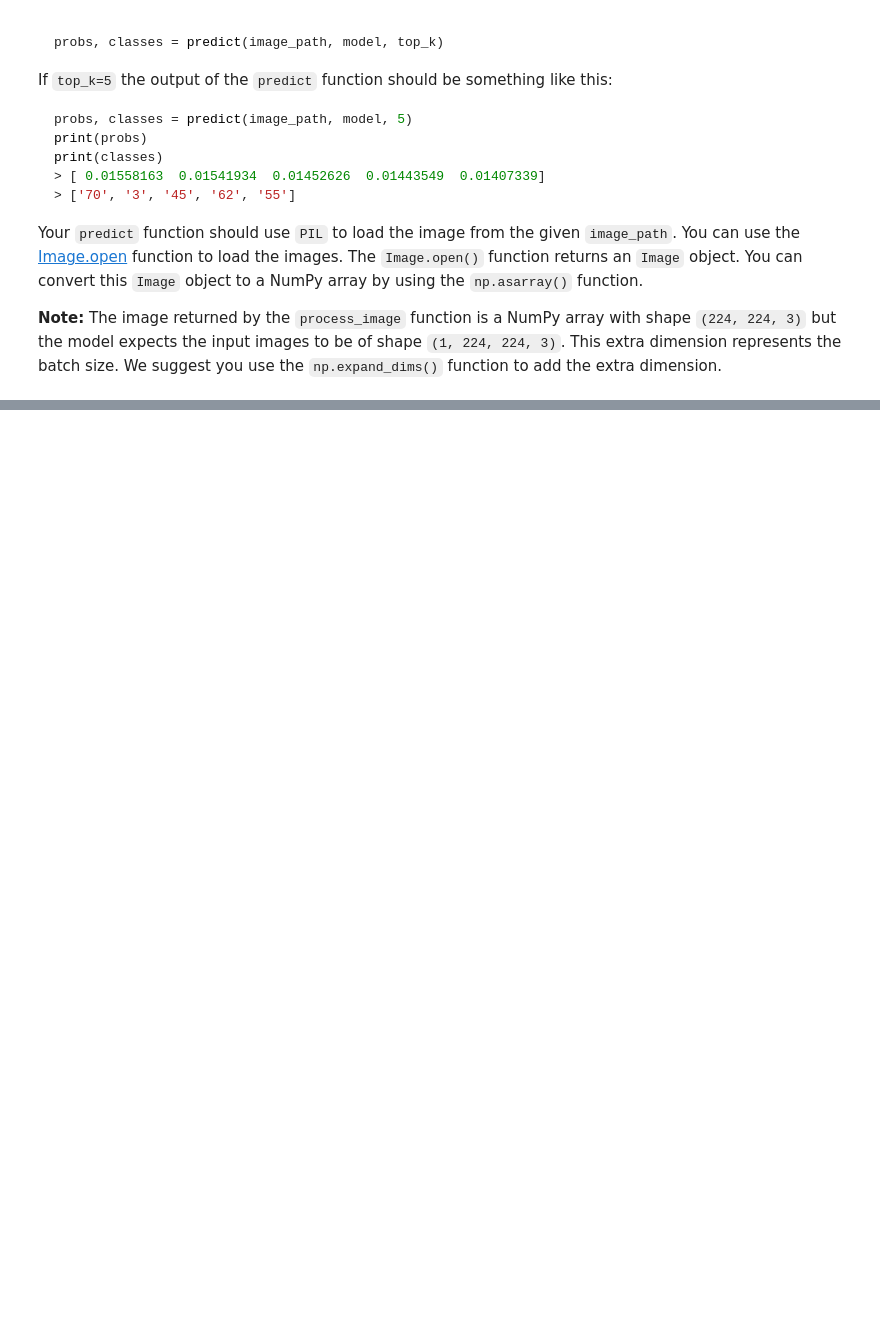
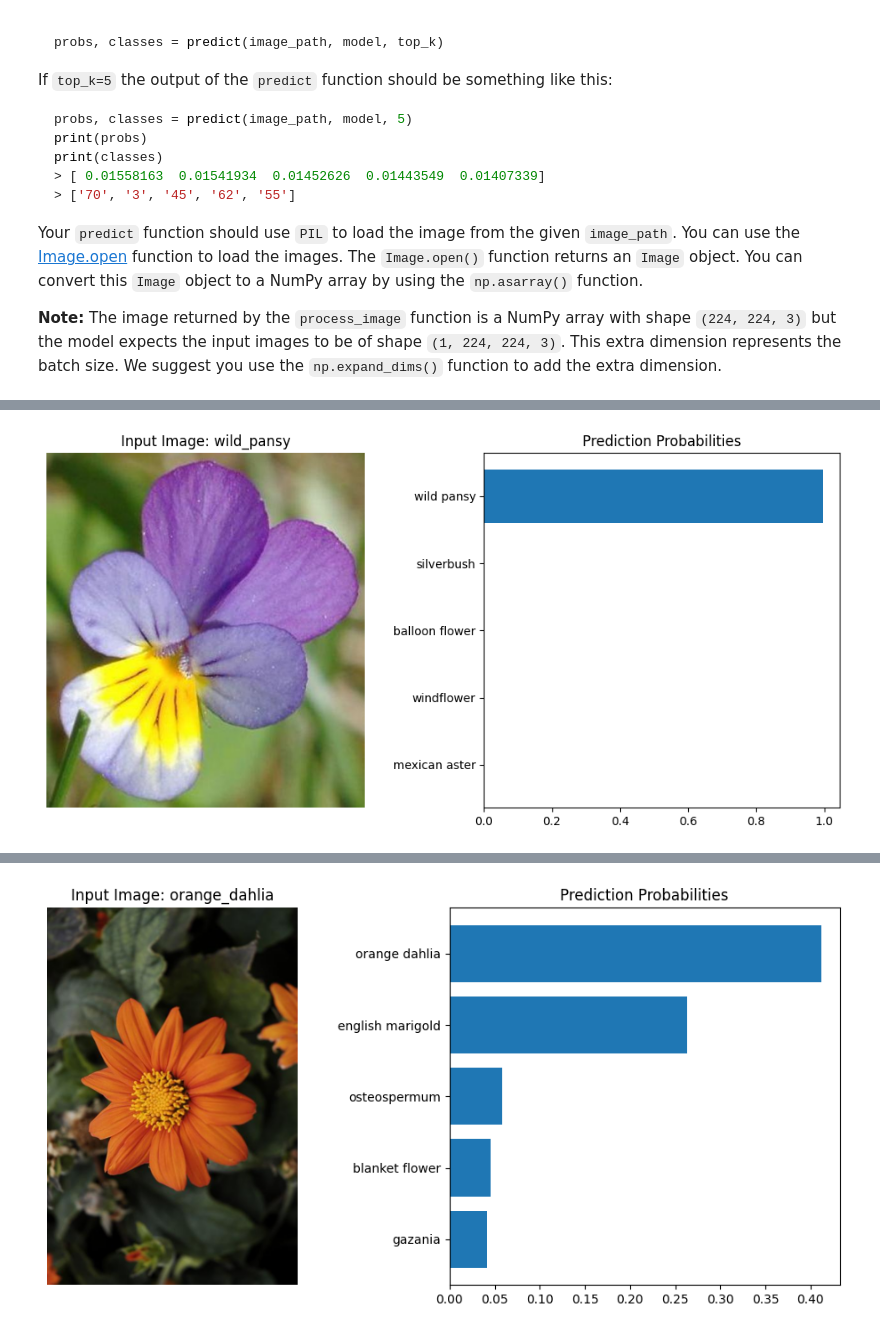
Before and after one commit to bigboy92/fend-matching-game, a Jupyter notebook: Project_Image_Classifier_Project.ipynb, the cells around one changed output, grey strips where cells are left out. Cells and saved outputs as stored; diff of their text form; code cells hidden in the pictures; blank space fills up the shorter version.

```diff
--- a/Project_Image_Classifier_Project.ipynb
+++ b/Project_Image_Classifier_Project.ipynb
@@ -289,12 +384,10 @@ Second, the pixel values of the input images are typically encoded as integers i
 Finally, convert your image back to a NumPy array using the `.numpy()` method.
 # %%
 # TODO: Create the process_image function
-
-def process_image(image):
-    image = tf.convert_to_tensor(image)
-    image = tf.image.resize(image, (224, 224))
-    image = image / 255.0
-    return image.numpy()
+def process_image(img):
+    image = np.squeeze(img)
+    image = tf.image.resize(image, (IMAGE_NEW_SIZE, IMAGE_NEW_SIZE))/255.0
+    return image
 # %% [markdown]
 To check your `process_image` function we have provided 4 images in the `./test_images/` folder:
 
@@ -434,0 +481,40 @@ plot_predictions(image_path+flower_list[3], loaded_model, class_names, top_k=5)
+# %%
+# TODO: Plot the input image along with the top 5 classes
+
+import glob
+import matplotlib.pyplot as plt
+from PIL import Image
+
+def plot_images_with_predictions(folder_path, model, class_names, top_k=5):
+
+    # Loop through all
+    for image_path in glob.glob(f"{folder_path}/*.jpg"):
+        if image_path.endswith('.jpg'):
+            image_name = image_path.split("/")[-1][:-4]
+
+            # predictions
+            probs, classes = predict(image_path, model, top_k)
+
+            # Create the plot
+            fig, (ax1, ax2) = plt.subplots(figsize=(10, 5), ncols=2)
+
+            # Display the image
+            image = Image.open(image_path)
+            ax1.imshow(image)
+            ax1.axis('off')
+            ax1.set_title(f"Input Image: {image_name}")
+
+            # Display the prediction probabilities
+            class_labels = [class_names[c] for c in classes]
+            ax2.barh(class_labels, probs)
+            ax2.set_title("Prediction Probabilities")
+            ax2.invert_yaxis()
+
+
+            plt.tight_layout()
+            plt.show()
+
+
+folder_path = "./test_images"
+plot_images_with_predictions(folder_path, model, class_names, top_k=5)
+# %% [output]
@@ -434,0 +522 @@ plot_predictions(image_path+flower_list[3], loaded_model, class_names, top_k=5)
+[figure, added]
@@ -434,0 +524 @@ plot_predictions(image_path+flower_list[3], loaded_model, class_names, top_k=5)
+[figure, added]
```
Also changed, not shown: parts of 30 cells of this notebook.
